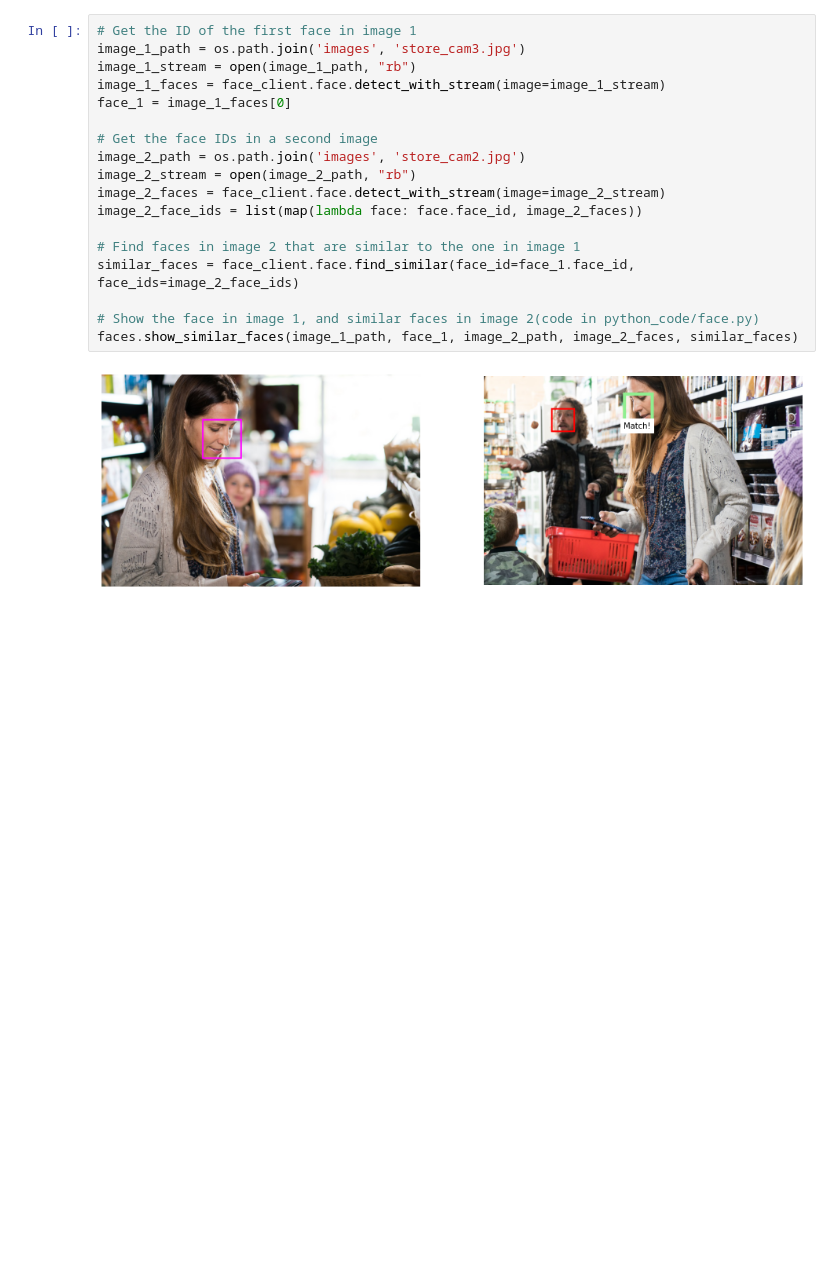
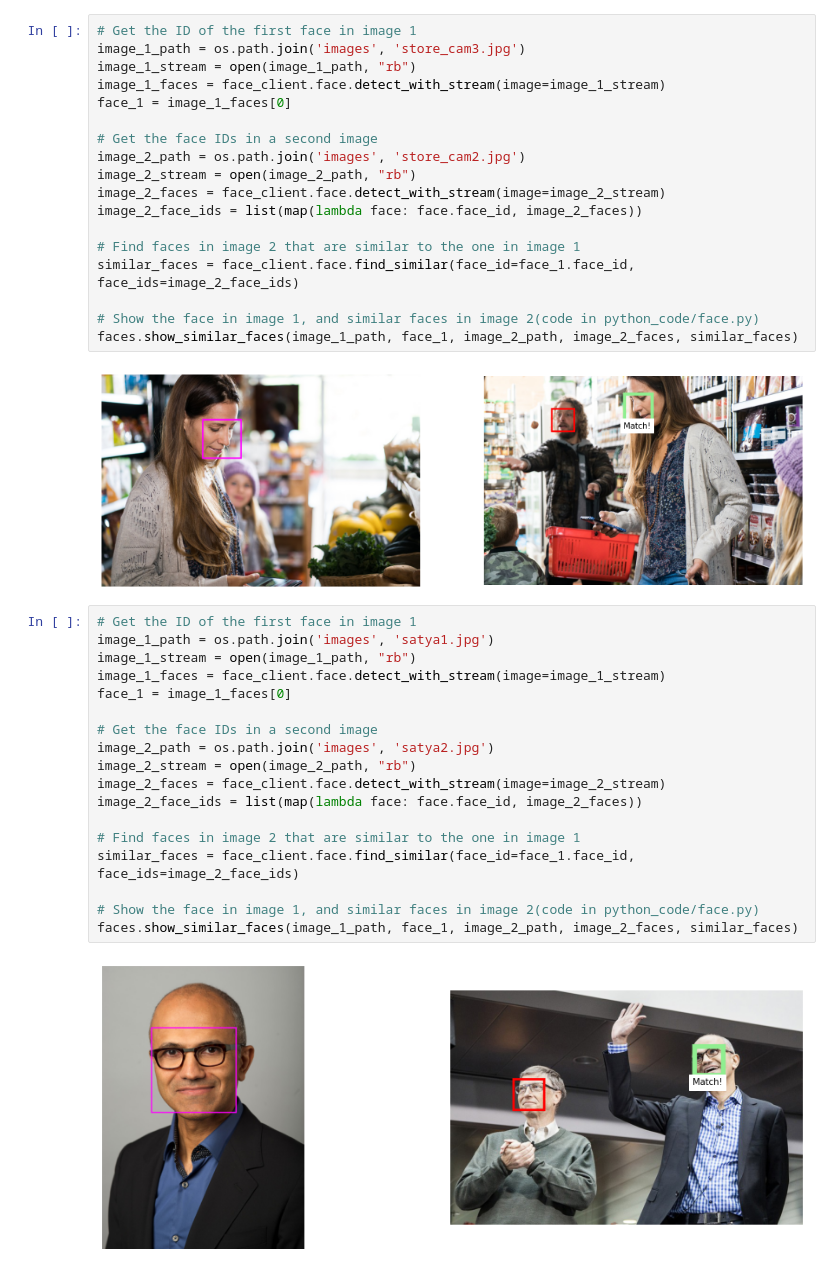
Before and after one commit to retkowsky/Azure-CognitiveServices-Labs, a Jupyter notebook: 2 Face Analysis.ipynb, the cells around one changed output. Drawn from its saved outputs; the diff is of its cells as text; blank space fills up the shorter version.

```diff
--- a/2 Face Analysis.ipynb
+++ b/2 Face Analysis.ipynb
@@ -127,3 +153,23 @@ similar_faces = face_client.face.find_similar(face_id=face_1.face_id, face_ids=i
 faces.show_similar_faces(image_1_path, face_1, image_2_path, image_2_faces, similar_faces)
 # %% [output]
 [figure]
+# %%
+# Get the ID of the first face in image 1
+image_1_path = os.path.join('images', 'satya1.jpg')
+image_1_stream = open(image_1_path, "rb")
+image_1_faces = face_client.face.detect_with_stream(image=image_1_stream)
+face_1 = image_1_faces[0]
+
+# Get the face IDs in a second image
+image_2_path = os.path.join('images', 'satya2.jpg')
+image_2_stream = open(image_2_path, "rb")
+image_2_faces = face_client.face.detect_with_stream(image=image_2_stream)
+image_2_face_ids = list(map(lambda face: face.face_id, image_2_faces))
+
+# Find faces in image 2 that are similar to the one in image 1
+similar_faces = face_client.face.find_similar(face_id=face_1.face_id, face_ids=image_2_face_ids)
+
+# Show the face in image 1, and similar faces in image 2(code in python_code/face.py)
+faces.show_similar_faces(image_1_path, face_1, image_2_path, image_2_faces, similar_faces)
+# %% [output]
+[figure, added]
```
Also changed, not shown: parts of 4 cells of this notebook, 5 other files.
